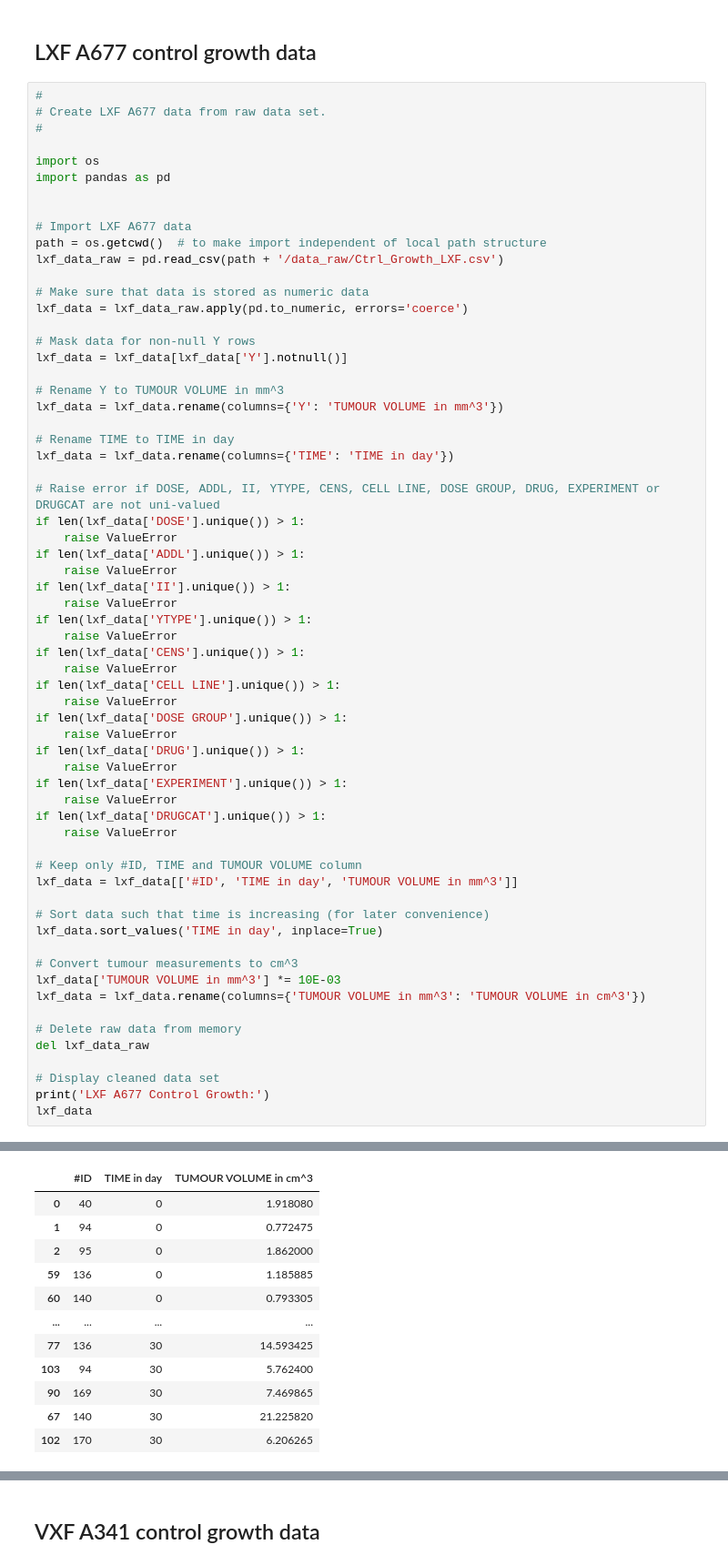
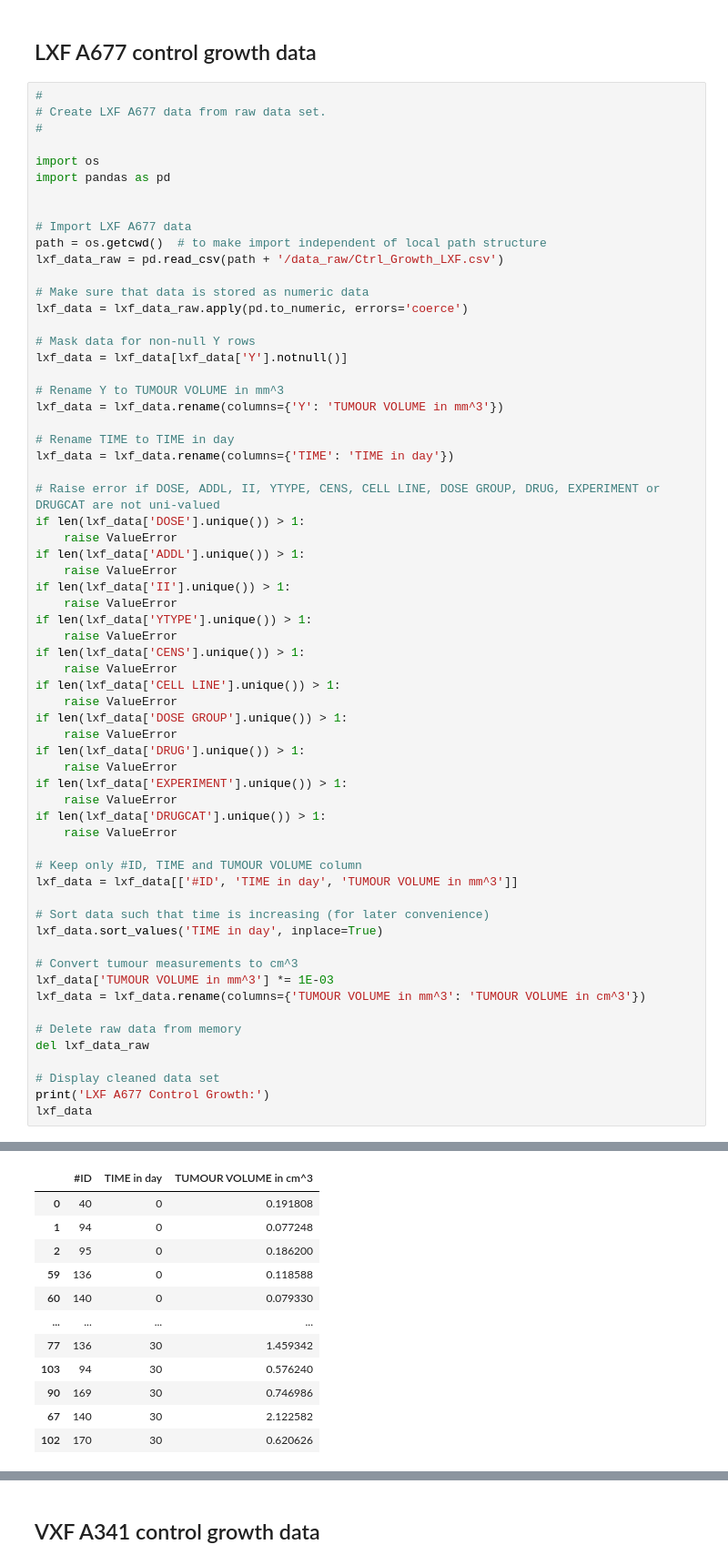
Before and after one commit to DavAug/ErlotinibGefitinib, a Jupyter notebook: notebooks/control_growth/data_preparation.ipynb, the cells around one changed output, grey strips where cells are left out. Shown at 91% size. Drawn from its saved outputs; the diff is of its cells as text.

```diff
--- a/notebooks/control_growth/data_preparation.ipynb
+++ b/notebooks/control_growth/data_preparation.ipynb
@@ -142,45 +163,45 @@ if len(lxf_data['CENS'].unique()) > 1:
     raise ValueError
 if len(lxf_data['CELL LINE'].unique()) > 1:
     raise ValueError
 if len(lxf_data['DOSE GROUP'].unique()) > 1:
     raise ValueError
 if len(lxf_data['DRUG'].unique()) > 1:
     raise ValueError
 if len(lxf_data['EXPERIMENT'].unique()) > 1:
     raise ValueError
 if len(lxf_data['DRUGCAT'].unique()) > 1:
     raise ValueError
 
 # Keep only #ID, TIME and TUMOUR VOLUME column
 lxf_data = lxf_data[['#ID', 'TIME in day', 'TUMOUR VOLUME in mm^3']]
 
 # Sort data such that time is increasing (for later convenience)
 lxf_data.sort_values('TIME in day', inplace=True)
 
 # Convert tumour measurements to cm^3
-lxf_data['TUMOUR VOLUME in mm^3'] *= 10E-03
+lxf_data['TUMOUR VOLUME in mm^3'] *= 1E-03
 lxf_data = lxf_data.rename(columns={'TUMOUR VOLUME in mm^3': 'TUMOUR VOLUME in cm^3'})
 
 # Delete raw data from memory
 del lxf_data_raw
 
 # Display cleaned data set
 print('LXF A677 Control Growth:')
 lxf_data
 # %% [output]
 LXF A677 Control Growth:
 |  | #ID | TIME in day | TUMOUR VOLUME in cm^3 |
-| 0 | 40 | 0 | 1.918080 |
-| 1 | 94 | 0 | 0.772475 |
-| 2 | 95 | 0 | 1.862000 |
-| 59 | 136 | 0 | 1.185885 |
-| 60 | 140 | 0 | 0.793305 |
+| 0 | 40 | 0 | 0.191808 |
+| 1 | 94 | 0 | 0.077248 |
+| 2 | 95 | 0 | 0.186200 |
+| 59 | 136 | 0 | 0.118588 |
+| 60 | 140 | 0 | 0.079330 |
 | ... | ... | ... | ... |
-| 77 | 136 | 30 | 14.593425 |
-| 103 | 94 | 30 | 5.762400 |
-| 90 | 169 | 30 | 7.469865 |
-| 67 | 140 | 30 | 21.225820 |
-| 102 | 170 | 30 | 6.206265 |
+| 77 | 136 | 30 | 1.459342 |
+| 103 | 94 | 30 | 0.576240 |
+| 90 | 169 | 30 | 0.746986 |
+| 67 | 140 | 30 | 2.122582 |
+| 102 | 170 | 30 | 0.620626 |
 102 rows × 3 columns
 # %% [markdown]
 ## VXF A341 control growth data
```
Also changed, not shown: parts of 3 cells of this notebook, 2 other files.
